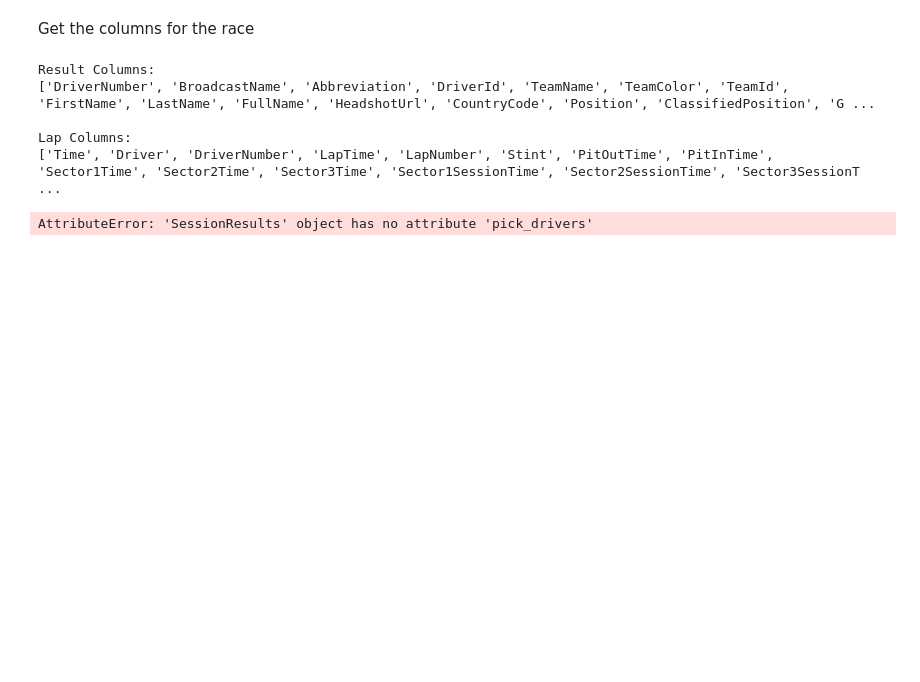
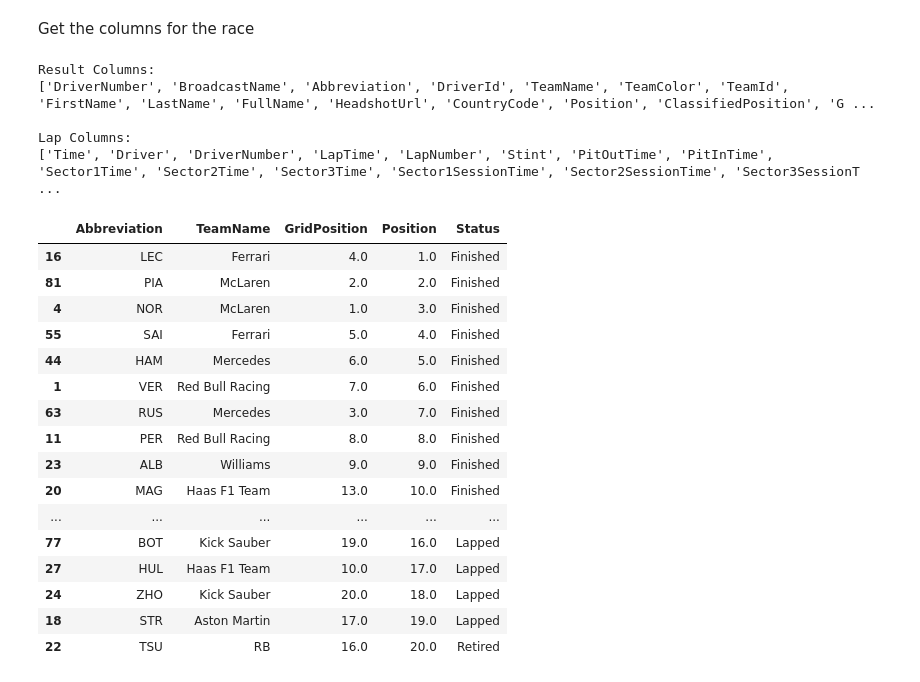
Before and after one commit to umutk11/f1-pit-strategy-optimizer, a Jupyter notebook: notebooks/01_eda.ipynb, the cells around one changed output. Drawn from its saved outputs; the diff is of its cells as text; code cells hidden in the pictures; blank space fills up the shorter version.

```diff
--- a/notebooks/01_eda.ipynb
+++ b/notebooks/01_eda.ipynb
@@ -75,10 +89,26 @@ Result Columns:
 Lap Columns:
 ['Time', 'Driver', 'DriverNumber', 'LapTime', 'LapNumber', 'Stint', 'PitOutTime', 'PitInTime', 'Sector1Time', 'Sector2Time', 'Sector3Time', 'Sector1SessionTime', 'Sector2SessionTime', 'Sector3SessionT ...
 # %%
-results_summary = session.laps.pick_drivers("LEC")[
+results_summary = session.results[
     ["Abbreviation", "TeamName", "GridPosition", "Position", "Status"]
 ]
 
 results_summary
 # %% [output]
-AttributeError: 'SessionResults' object has no attribute 'pick_drivers'
+|  | Abbreviation | TeamName | GridPosition | Position | Status |
+| 16 | LEC | Ferrari | 4.0 | 1.0 | Finished |
+| 81 | PIA | McLaren | 2.0 | 2.0 | Finished |
+| 4 | NOR | McLaren | 1.0 | 3.0 | Finished |
+| 55 | SAI | Ferrari | 5.0 | 4.0 | Finished |
+| 44 | HAM | Mercedes | 6.0 | 5.0 | Finished |
+| 1 | VER | Red Bull Racing | 7.0 | 6.0 | Finished |
+| 63 | RUS | Mercedes | 3.0 | 7.0 | Finished |
+| 11 | PER | Red Bull Racing | 8.0 | 8.0 | Finished |
+| 23 | ALB | Williams | 9.0 | 9.0 | Finished |
+| 20 | MAG | Haas F1 Team | 13.0 | 10.0 | Finished |
+| ... | ... | ... | ... | ... | ... |
+| 77 | BOT | Kick Sauber | 19.0 | 16.0 | Lapped |
+| 27 | HUL | Haas F1 Team | 10.0 | 17.0 | Lapped |
+| 24 | ZHO | Kick Sauber | 20.0 | 18.0 | Lapped |
+| 18 | STR | Aston Martin | 17.0 | 19.0 | Lapped |
+| 22 | TSU | RB | 16.0 | 20.0 | Retired |
```
Also changed, not shown: parts of 2 cells of this notebook, 2 other files.
